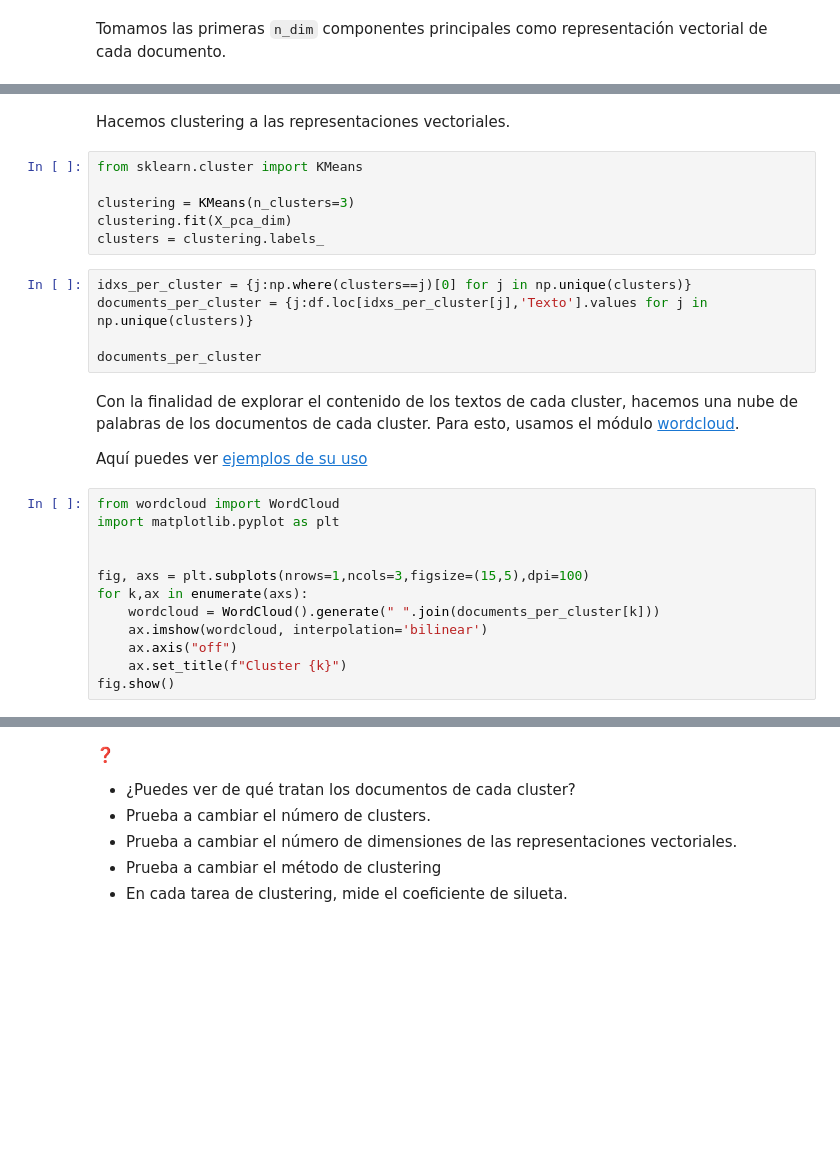
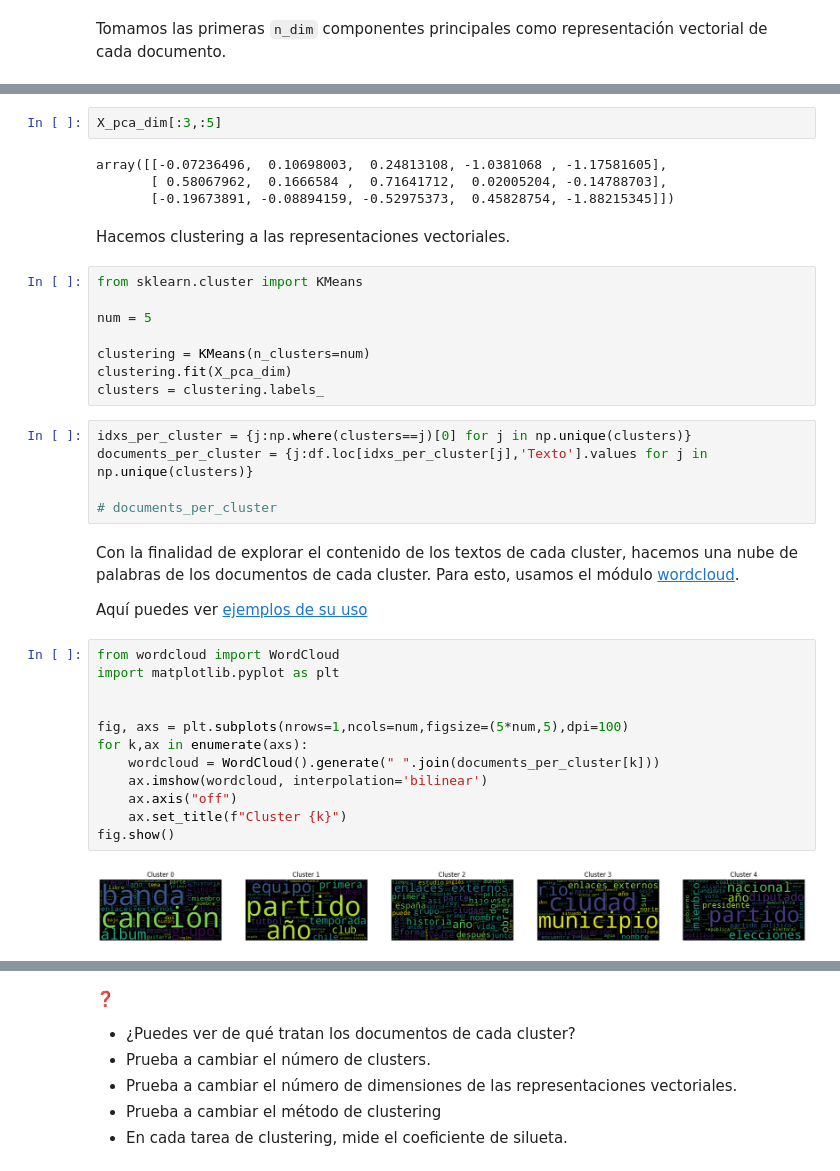
Before and after one commit to DCDPUAEM/DCDP, a Jupyter notebook: 03 Machine Learning/notebooks/14-Clustering.ipynb, the cells around one changed output, grey strips where cells are left out. Saved outputs shown, nothing was run; the diff lists cells and outputs as text; blank space fills up the shorter version.

```diff
--- a/03 Machine Learning/notebooks/14-Clustering.ipynb
+++ b/03 Machine Learning/notebooks/14-Clustering.ipynb
@@ -652,16 +694,24 @@ print(X_pca_dim.shape)
+# %%
+X_pca_dim[:3,:5]
+# %% [output]
+array([[-0.07236496,  0.10698003,  0.24813108, -1.0381068 , -1.17581605],
+       [ 0.58067962,  0.1666584 ,  0.71641712,  0.02005204, -0.14788703],
+       [-0.19673891, -0.08894159, -0.52975373,  0.45828754, -1.88215345]])
 # %% [markdown]
 Hacemos clustering a las representaciones vectoriales.
 # %%
 from sklearn.cluster import KMeans
 
-clustering = KMeans(n_clusters=3)
+num = 5
+
+clustering = KMeans(n_clusters=num)
 clustering.fit(X_pca_dim)
 clusters = clustering.labels_
 # %%
 idxs_per_cluster = {j:np.where(clusters==j)[0] for j in np.unique(clusters)}
 documents_per_cluster = {j:df.loc[idxs_per_cluster[j],'Texto'].values for j in np.unique(clusters)}
 
-documents_per_cluster
+# documents_per_cluster
 # %% [markdown]
 Con la finalidad de explorar el contenido de los textos de cada cluster, hacemos una nube de palabras de los documentos de cada cluster. Para esto, usamos el módulo [wordcloud](https://pypi.org/project/wordcloud/).
 
@@ -669,15 +719,17 @@ Aquí puedes ver [ejemplos de su uso](https://github.com/amueller/word_cloud/tre
 # %%
 from wordcloud import WordCloud
 import matplotlib.pyplot as plt
 
 
-fig, axs = plt.subplots(nrows=1,ncols=3,figsize=(15,5),dpi=100)
+fig, axs = plt.subplots(nrows=1,ncols=num,figsize=(5*num,5),dpi=100)
 for k,ax in enumerate(axs):
     wordcloud = WordCloud().generate(" ".join(documents_per_cluster[k]))
     ax.imshow(wordcloud, interpolation='bilinear')
     ax.axis("off")
     ax.set_title(f"Cluster {k}")
 fig.show()
+# %% [output]
+[figure, added]
 # %%
 from sklearn.metrics import silhouette_score
 
```
Also changed, not shown: parts of 18 cells of this notebook.
